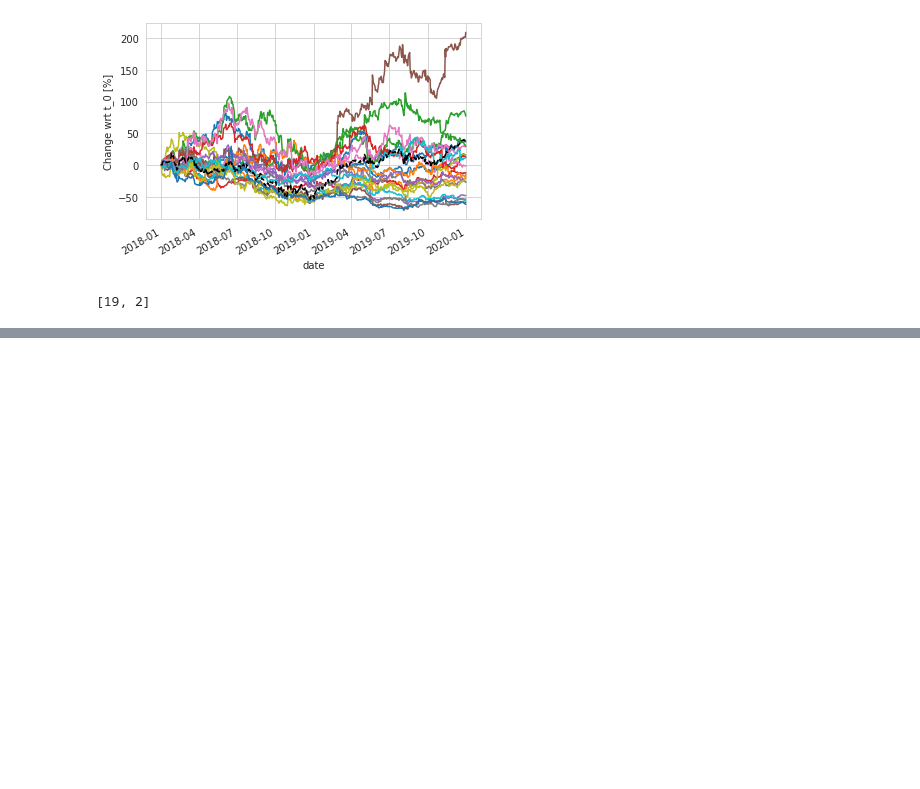
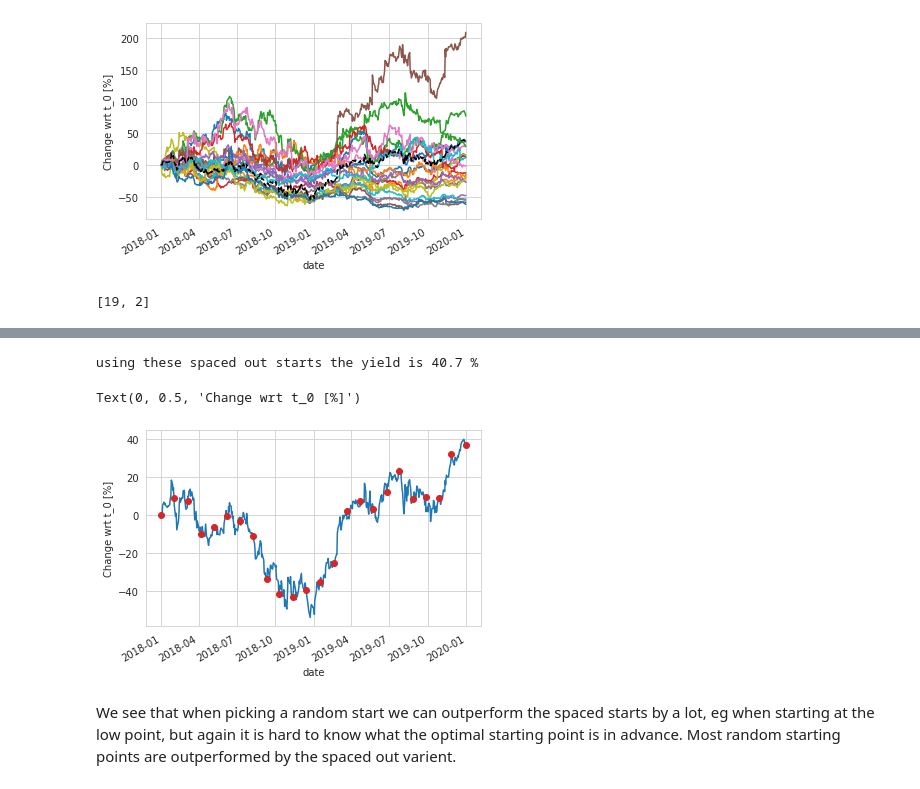
Before and after one commit to nicolasholland/VariousProjects, a Jupyter notebook: investment/ETF.ipynb, the cells around one changed output, grey strips where cells are left out. Cells and saved outputs as stored; diff of their text form; code cells hidden in the pictures; blank space fills up the shorter version.

```diff
--- a/investment/EMQQ.ipynb
+++ b/investment/ETF.ipynb
@@ -208,0 +239,22 @@ compare
+# %%
+spaced_starts = [ref.index[_] for _ in np.linspace(0, len(ref.index)-1, num=24).astype(int)]
+
+
+ax = ref.plot()
+for idx in spaced_starts:
+    ax.plot(idx, ref.loc[idx], color=cp[3], marker='o')
+
+avg = 0
+for idx in spaced_starts:
+    avg += ref.iloc[-1] - ref.loc[idx]
+avg /= len(spaced_starts)
+
+print("using these spaced out starts the yield is %.1f" %(avg), "%")
+
+plt.ylabel("Change wrt t_0 [%]")
+# %% [output]
+using these spaced out starts the yield is 40.7 %
+Text(0, 0.5, 'Change wrt t_0 [%]')
+[figure, added]
+# %% [markdown]
+We see that when picking a random start we can outperform the spaced starts by a lot, eg when starting at the low point, but again it is hard to know what the optimal starting point is in advance. Most random starting points are outperformed by the spaced out varient.
```
Also changed, not shown: parts of 10 cells of this notebook.
